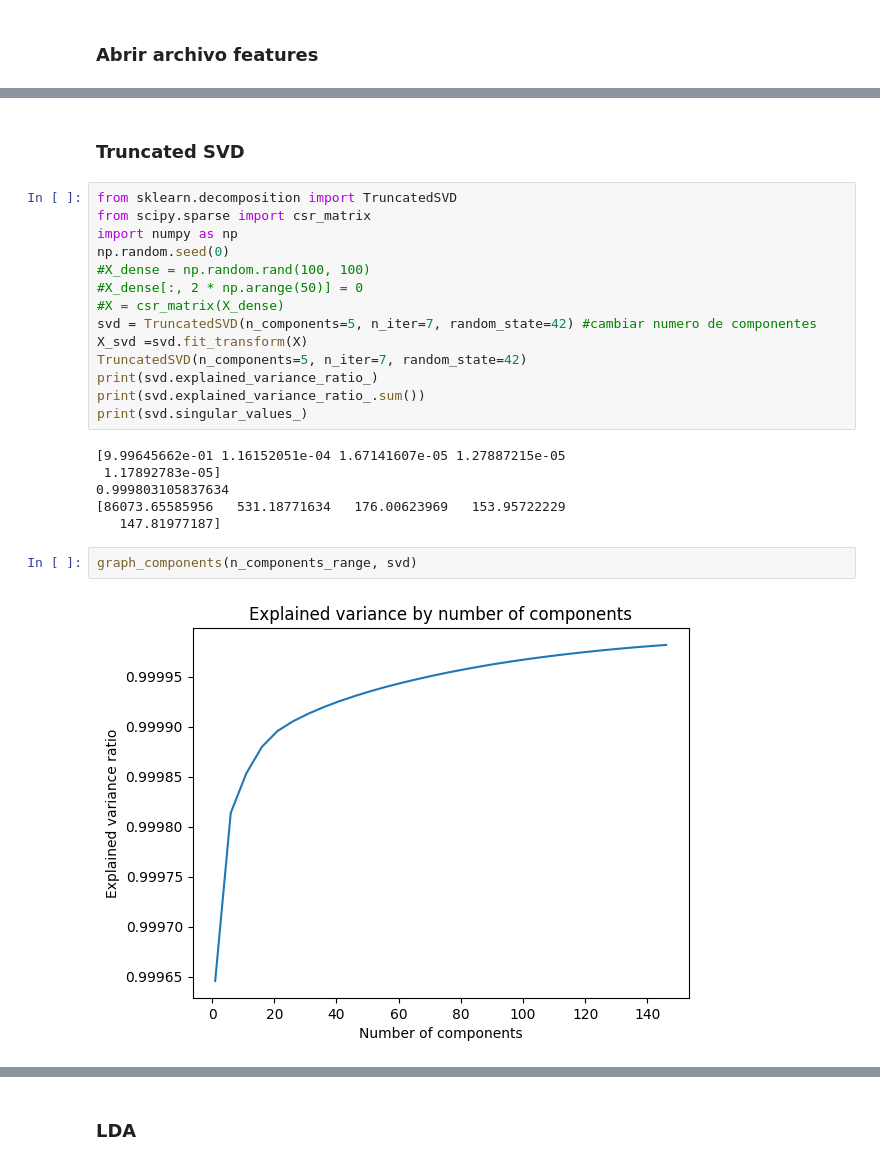
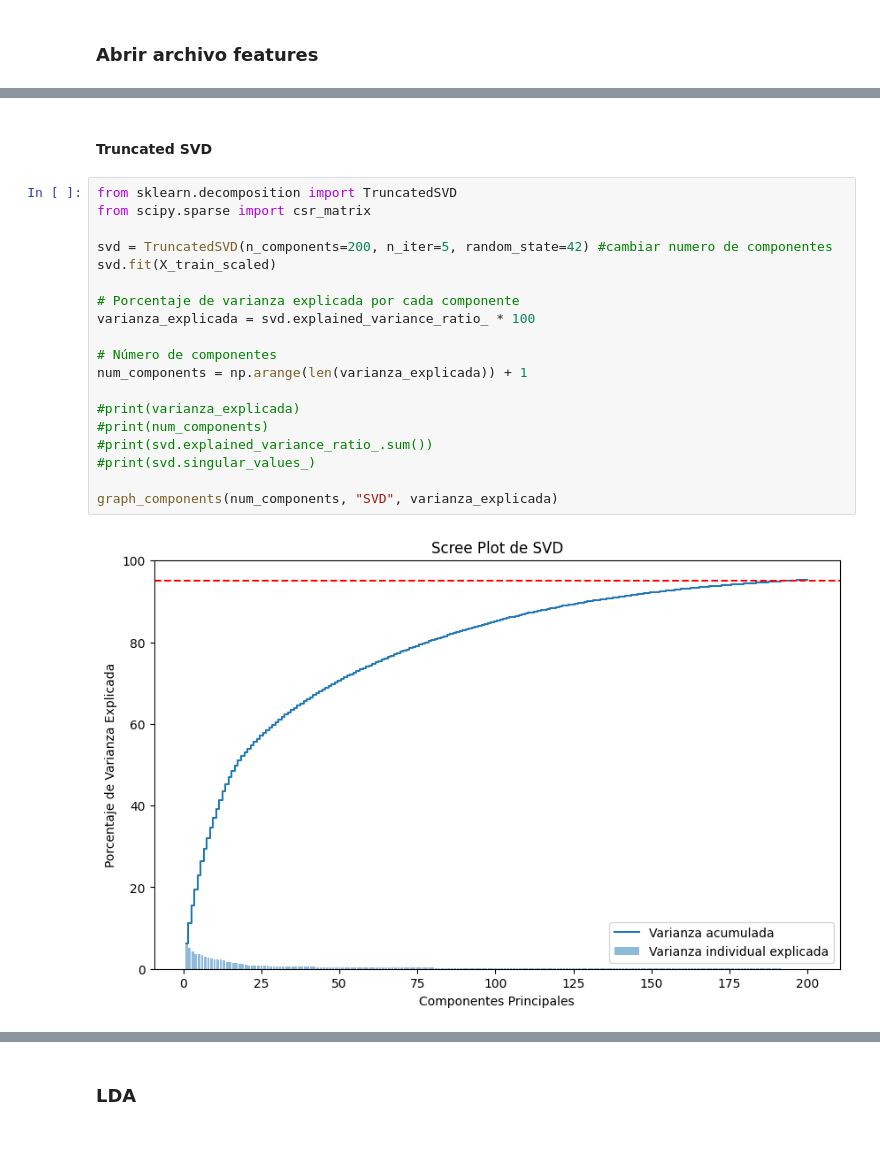
Before and after one commit to pieroGJ121/ML_proyecto_3, a Jupyter notebook: dimensionality_reduction.ipynb, the cells around one changed output, grey strips where cells are left out. Saved outputs shown, nothing was run; the diff lists cells and outputs as text.

```diff
--- a/dimensionality_reduction.ipynb
+++ b/dimensionality_reduction.ipynb
@@ -106,29 +106,26 @@ graph_components(n_components_range,pca)
 # %% [markdown]
-### Truncated SVD
+#### Truncated SVD
 # %%
 from sklearn.decomposition import TruncatedSVD
 from scipy.sparse import csr_matrix
-import numpy as np
-np.random.seed(0)
-#X_dense = np.random.rand(100, 100)
-#X_dense[:, 2 * np.arange(50)] = 0
-#X = csr_matrix(X_dense)
-svd = TruncatedSVD(n_components=5, n_iter=7, random_state=42) #cambiar numero de componentes
-X_svd =svd.fit_transform(X)
-TruncatedSVD(n_components=5, n_iter=7, random_state=42)
-print(svd.explained_variance_ratio_)
-print(svd.explained_variance_ratio_.sum())
-print(svd.singular_values_)
+
+svd = TruncatedSVD(n_components=200, n_iter=5, random_state=42) #cambiar numero de componentes
+svd.fit(X_train_scaled)
+
+# Porcentaje de varianza explicada por cada componente
+varianza_explicada = svd.explained_variance_ratio_ * 100
+
+# Número de componentes
+num_components = np.arange(len(varianza_explicada)) + 1
+
+#print(varianza_explicada)
+#print(num_components)
+#print(svd.explained_variance_ratio_.sum())
+#print(svd.singular_values_)
+
+graph_components(num_components, "SVD", varianza_explicada)
 # %% [output]
-[9.99645662e-01 1.16152051e-04 1.67141607e-05 1.27887215e-05
- 1.17892783e-05]
-0.999803105837634
-[86073.65585956   531.18771634   176.00623969   153.95722229
-   147.81977187]
+[figure, added]
-# %%
-graph_components(n_components_range, svd)
-# %% [output]
-[figure, removed]
 # %%
 cumulative_explained_variance = np.cumsum(svd.explained_variance_ratio_)
 optimal_components = np.argmax(cumulative_explained_variance >= 0.90) + 1
```
Also changed, not shown: parts of 14 cells of this notebook.
